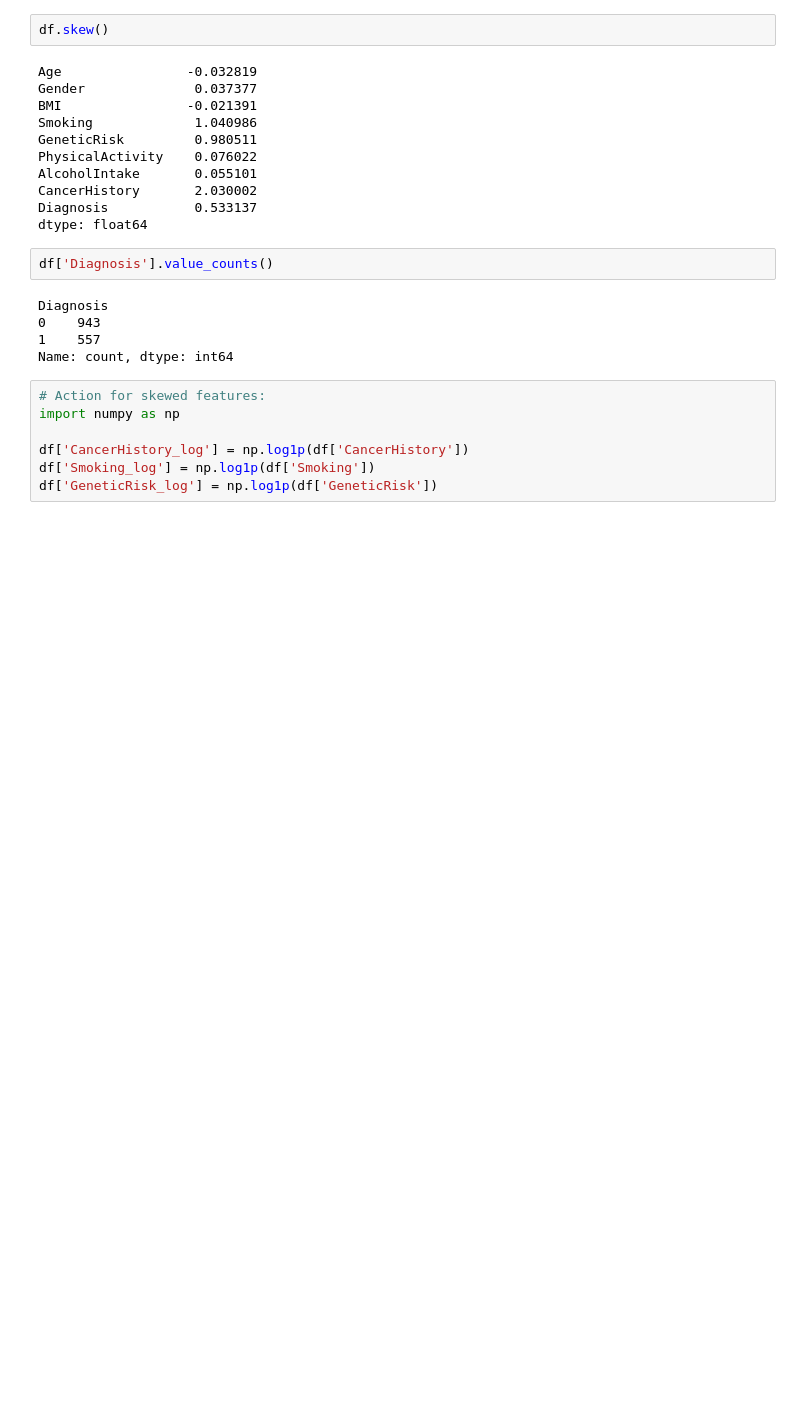
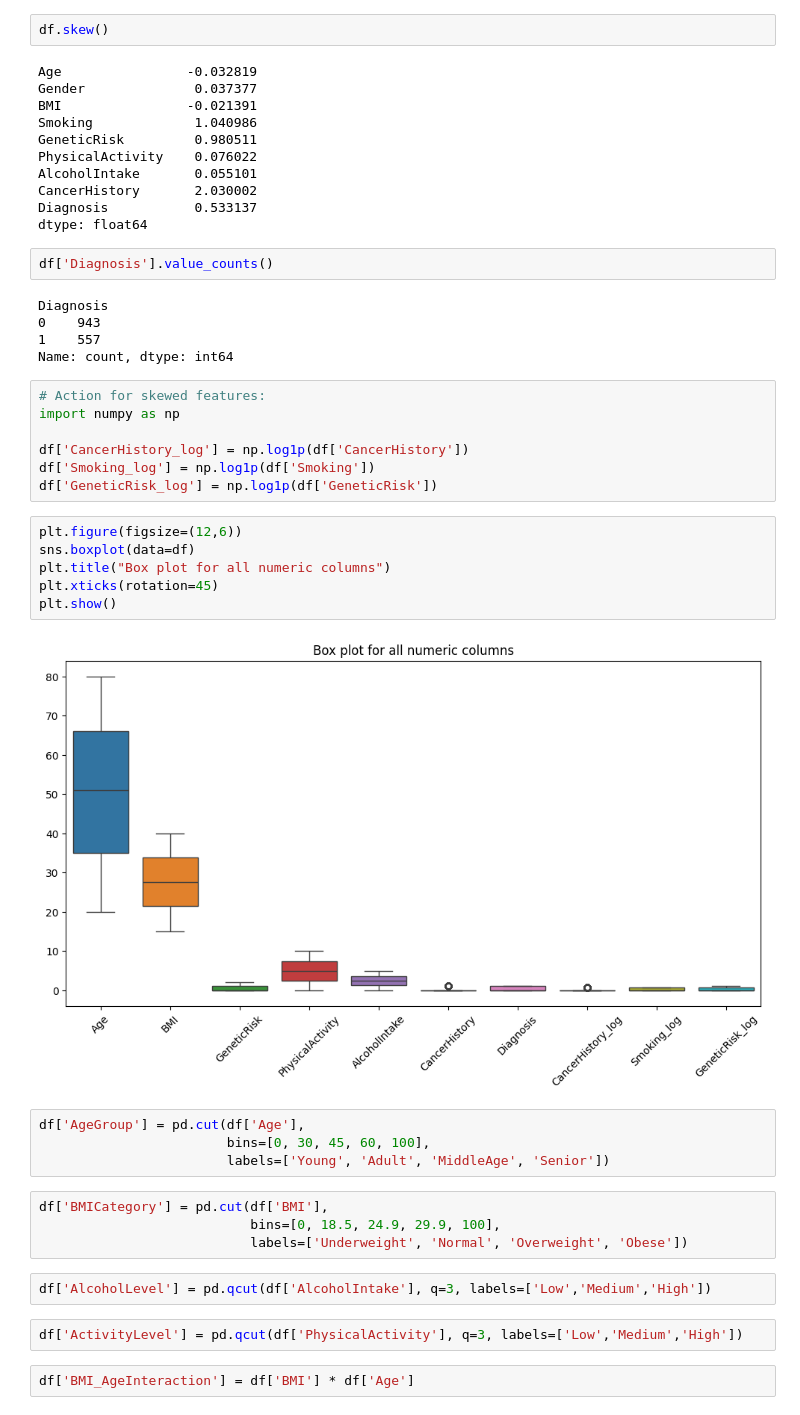
Before and after one commit to Savindi2002/Canser-Prediction-Analysis, a Jupyter notebook: notebooks/cancer_prediction.ipynb, the cells around one changed output. Cells and saved outputs as stored; diff of their text form; blank space fills up the shorter version.

```diff
--- a/notebooks/cancer_prediction.ipynb
+++ b/notebooks/cancer_prediction.ipynb
@@ -234,3 +234,25 @@ import numpy as np
 df['CancerHistory_log'] = np.log1p(df['CancerHistory'])
 df['Smoking_log'] = np.log1p(df['Smoking'])
 df['GeneticRisk_log'] = np.log1p(df['GeneticRisk'])
+# %%
+plt.figure(figsize=(12,6))
+sns.boxplot(data=df)
+plt.title("Box plot for all numeric columns")
+plt.xticks(rotation=45)
+plt.show()
+# %% [output]
+[figure, added]
+# %%
+df['AgeGroup'] = pd.cut(df['Age'],
+                        bins=[0, 30, 45, 60, 100],
+                        labels=['Young', 'Adult', 'MiddleAge', 'Senior'])
+# %%
+df['BMICategory'] = pd.cut(df['BMI'],
+                           bins=[0, 18.5, 24.9, 29.9, 100],
+                           labels=['Underweight', 'Normal', 'Overweight', 'Obese'])
+# %%
+df['AlcoholLevel'] = pd.qcut(df['AlcoholIntake'], q=3, labels=['Low','Medium','High'])
+# %%
+df['ActivityLevel'] = pd.qcut(df['PhysicalActivity'], q=3, labels=['Low','Medium','High'])
+# %%
+df['BMI_AgeInteraction'] = df['BMI'] * df['Age']
```
Also changed, not shown: parts of 3 cells of this notebook.
